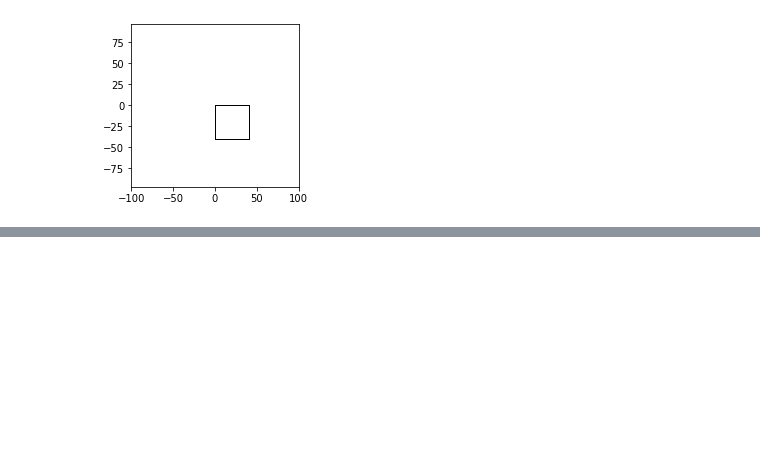
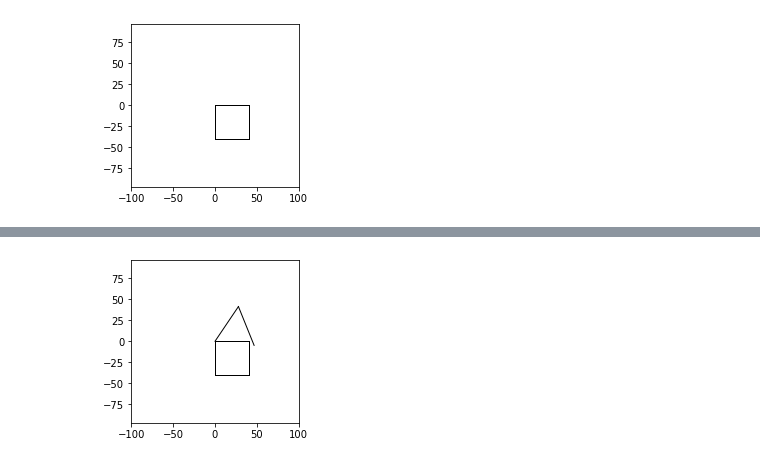
Before and after one commit to bblais/AI-and-Robotics-Fall-2022-Class-Notebooks, a Jupyter notebook: Sprint #1 - Programming and Games/2022-09-12 - Turtle Madness.ipynb, the cells around one changed output, grey strips where cells are left out. Drawn from its saved outputs; the diff is of its cells as text; code cells hidden in the pictures; blank space fills up the shorter version.

```diff
--- a/Sprint #1 - Programming and Games/2022-09-12 - Turtle Madness.ipynb
+++ b/Sprint #1 - Programming and Games/2022-09-12 - Turtle Madness.ipynb
@@ -77,0 +90,9 @@ square(40)
+# %%
+def house():
+    square(40)
+    triangle()
+# %%
+reset()
+house()
+# %% [output]
+[figure, added]
```
Also changed, not shown: parts of 5 cells of this notebook, 1 other file.
